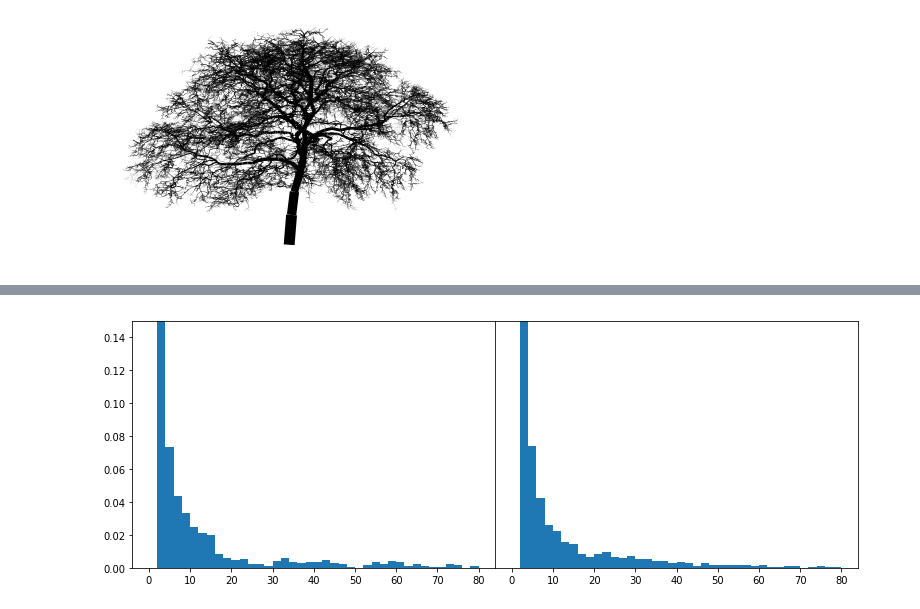
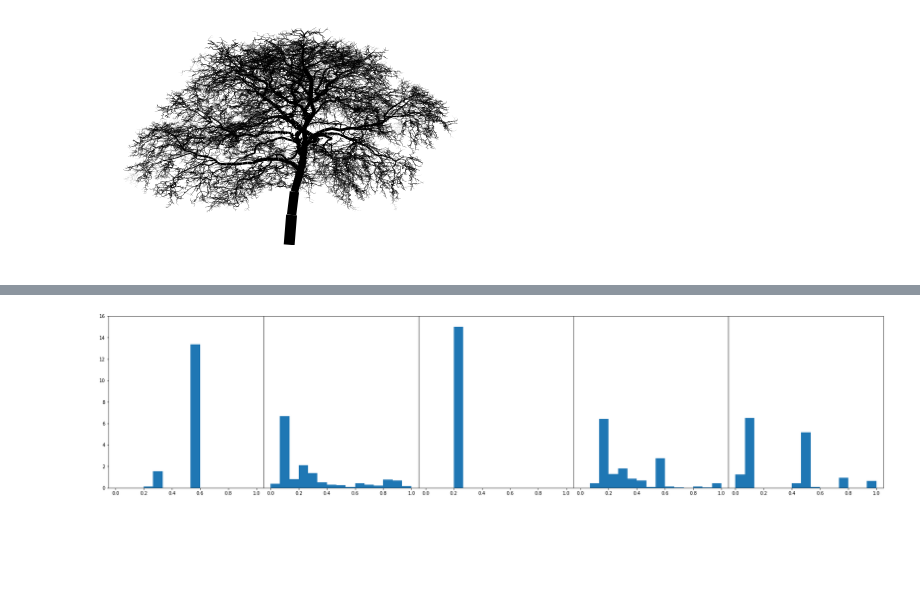
Before and after one commit to BonsaiNet/Actual-Tree, a Jupyter notebook: branchFeatures.ipynb, the cells around one changed output, grey strips where cells are left out. Saved outputs shown, nothing was run; the diff lists cells and outputs as text; code cells hidden in the pictures; blank space fills up the shorter version.

```diff
--- a/branchFeatures.ipynb
+++ b/branchFeatures.ipynb
@@ -260,0 +263,8 @@ done
+# %%
+size = 20
+
+neuronG = getNeurons(swcG, size)
+neuronP = getNeurons(swcP, size)
+neuronS = getNeurons(swcS, size)
+neuronB = getNeurons(swcB, size)
+neuronT = getNeurons(swcT, size)
@@ -262,7 +288,7 @@ done
 def getNeuronBranchMaster(arr):
     neuronBranchMaster = [0] * len(arr)
     for i in range (0,len(arr)) :
-        n = arr[i,0]
+        n = arr[i]
         n.basic_features()
         neuronBranchMaster[i] = splitBranches(n)
         if i%10==0 :
@@ -286,0 +298,6 @@ done
+# %%
+neuronBranchMasterG = getNeuronBranchMaster(neuronG)
+neuronBranchMasterP = getNeuronBranchMaster(neuronP)
+neuronBranchMasterS = getNeuronBranchMaster(neuronS)
+neuronBranchMasterB = getNeuronBranchMaster(neuronB)
+neuronBranchMasterT = getNeuronBranchMaster(neuronT)
@@ -323,32 +360,53 @@ array([[0.23809524, 0.2725    ],
 # %%
-feature = 14
-featureO = getFeature(feature,neuronBranchMasterO)
+feature = 2
+featureG = getFeature(feature,neuronBranchMasterG)
 featureP = getFeature(feature,neuronBranchMasterP)
-meanO = []
+featureS = getFeature(feature,neuronBranchMasterS)
+featureB = getFeature(feature,neuronBranchMasterB)
+featureT = getFeature(feature,neuronBranchMasterT)
+meanG = []
 meanP = []
-for i in range(0,len(featureO)):
-    meanO = np.concatenate((meanO,featureO[i]))
+meanS = []
+meanB = []
+meanT = []
+for i in range(0,len(featureG)):
+    meanG = np.concatenate((meanG,featureG[i]))
     meanP = np.concatenate((meanP,featureP[i]))
+    meanS = np.concatenate((meanS,featureS[i]))
+    meanB = np.concatenate((meanB,featureB[i]))
+    meanT = np.concatenate((meanT,featureT[i]))
 
-bins = 40
-ran = (0,80)
-
-fig = plt.figure(figsize=(13, 10))
-ax1 = plt.subplot2grid((2, 2), (1, 0))
-ax1.set_ylim([0,0.15])
-ax1.hist(meanO,normed=True,bins=bins,range=ran)
-ax2 = plt.subplot2grid((2, 2), (1, 1))
-ax2.set_ylim([0,0.15])
+bins = 15
+ran = (0,1)
+ylim = [0,16]
+fig = plt.figure(figsize=(30, 15))
+ax1 = plt.subplot2grid((2, 5), (1, 0))
+ax1.set_ylim(ylim)
+ax1.hist(meanG,normed=True,bins=bins,range=ran)
+ax2 = plt.subplot2grid((2, 5), (1, 1))
+ax2.set_ylim(ylim)
 ax2.hist(meanP,normed=True,bins=bins,range=ran)
 ax2.set_yticks([])
+ax3 = plt.subplot2grid((2, 5), (1, 2))
+ax3.set_ylim(ylim)
+ax3.hist(meanS,normed=True,bins=bins,range=ran)
+ax3.set_yticks([])
+ax4 = plt.subplot2grid((2, 5), (1, 3))
+ax4.set_ylim(ylim)
+ax4.hist(meanB,normed=True,bins=bins,range=ran)
+ax4.set_yticks([])
+ax5 = plt.subplot2grid((2, 5), (1, 4))
+ax5.set_ylim(ylim)
+ax5.hist(meanT,normed=True,bins=bins,range=ran)
+ax5.set_yticks([])
 
 # ax3 = plt.subplot2grid((2, 2), (0, 0))
 # McNeuron.visualize.plot_2D(swcO[ind[0]], pass_ax=True, ax=ax3, line_width=McNeuron.Neuron(swcO[ind[0]]).diameter)
 # ax4 = plt.subplot2grid((2, 2), (0, 1))
 # McNeuron.visualize.plot_2D(swcO[ind[3]], pass_ax=True, ax=ax4, line_width=McNeuron.Neuron(swcO[ind[3]]).diameter)
 
 plt.subplots_adjust(wspace=0)
 # %% [output]
-[figure, old version]
+[figure, new version]
 # %%
 print('🍎🍜🍦🌾🍴🍩🍯 🍼. 🍜🍎🌮🍎🌾🍎🍹🍎🍜')
```
Also changed, not shown: parts of 20 cells of this notebook, 5 other files.
